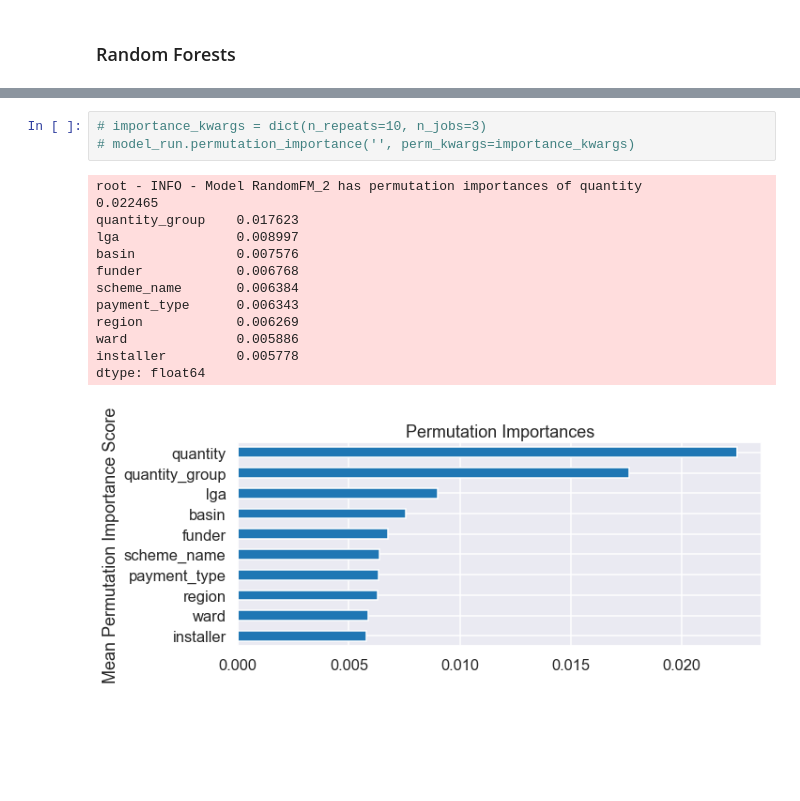
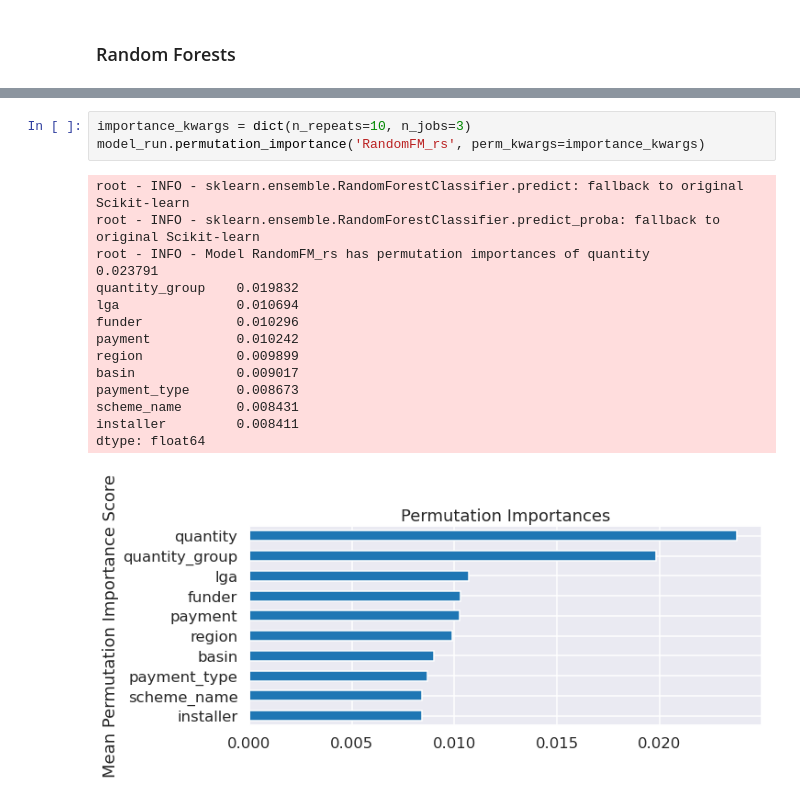
Before and after one commit to UpGoerFive/Tanzania-Well-Project, a Jupyter notebook: BaselineModels.ipynb, the cells around one changed output, grey strips where cells are left out. Drawn from its saved outputs; the diff is of its cells as text; blank space fills up the shorter version.

```diff
--- a/BaselineModels.ipynb
+++ b/BaselineModels.ipynb
@@ -146,16 +187,18 @@ KeyError: 'train_output'
 # %%
-# importance_kwargs = dict(n_repeats=10, n_jobs=3)
-# model_run.permutation_importance('', perm_kwargs=importance_kwargs)
+importance_kwargs = dict(n_repeats=10, n_jobs=3)
+model_run.permutation_importance('RandomFM_rs', perm_kwargs=importance_kwargs)
 # %% [output]
-root - INFO - Model RandomFM_2 has permutation importances of quantity          0.022465
-quantity_group    0.017623
-lga               0.008997
-basin             0.007576
-funder            0.006768
-scheme_name       0.006384
-payment_type      0.006343
-region            0.006269
-ward              0.005886
-installer         0.005778
+root - INFO - sklearn.ensemble.RandomForestClassifier.predict: fallback to original Scikit-learn
+root - INFO - sklearn.ensemble.RandomForestClassifier.predict_proba: fallback to original Scikit-learn
+root - INFO - Model RandomFM_rs has permutation importances of quantity          0.023791
+quantity_group    0.019832
+lga               0.010694
+funder            0.010296
+payment           0.010242
+region            0.009899
+basin             0.009017
+payment_type      0.008673
+scheme_name       0.008431
+installer         0.008411
 dtype: float64
-[figure, old version]
+[figure, new version]
```
Also changed, not shown: parts of 7 cells of this notebook, 2 other files.
